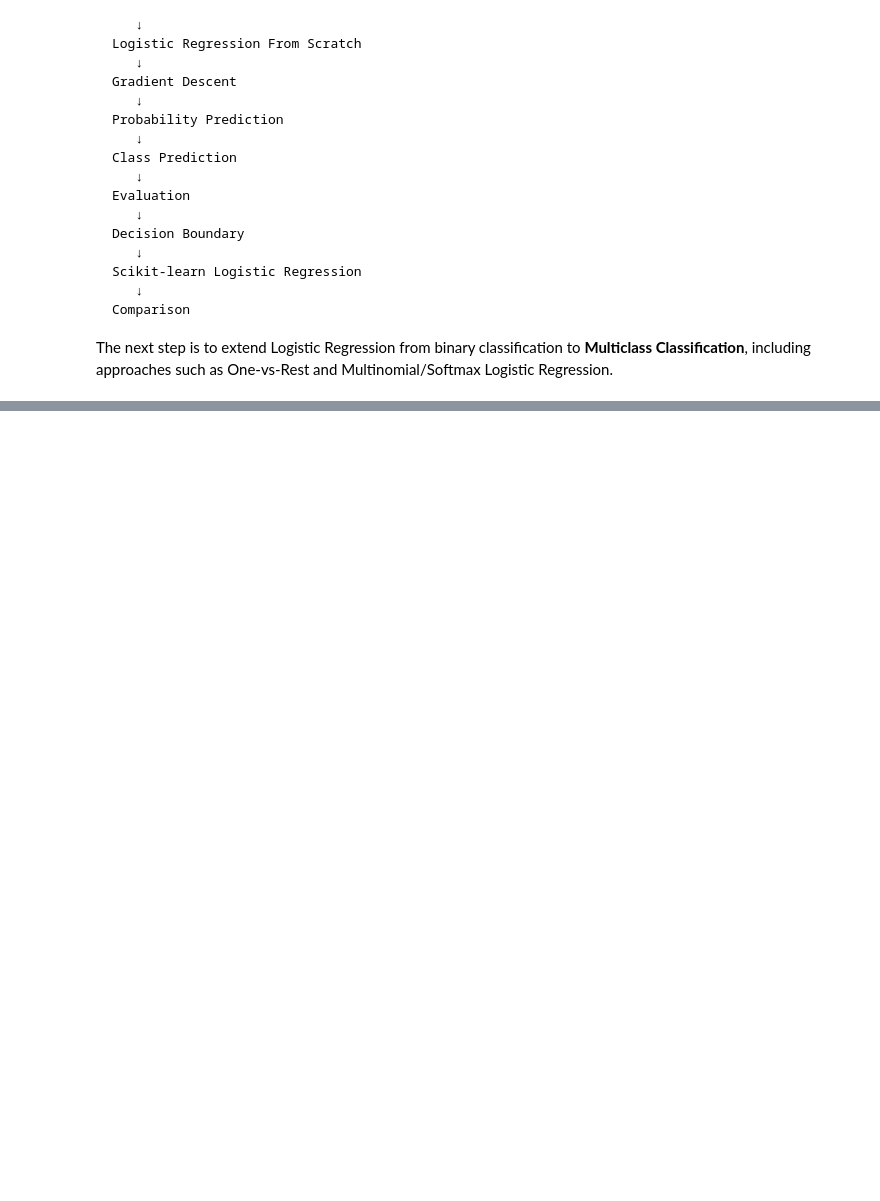
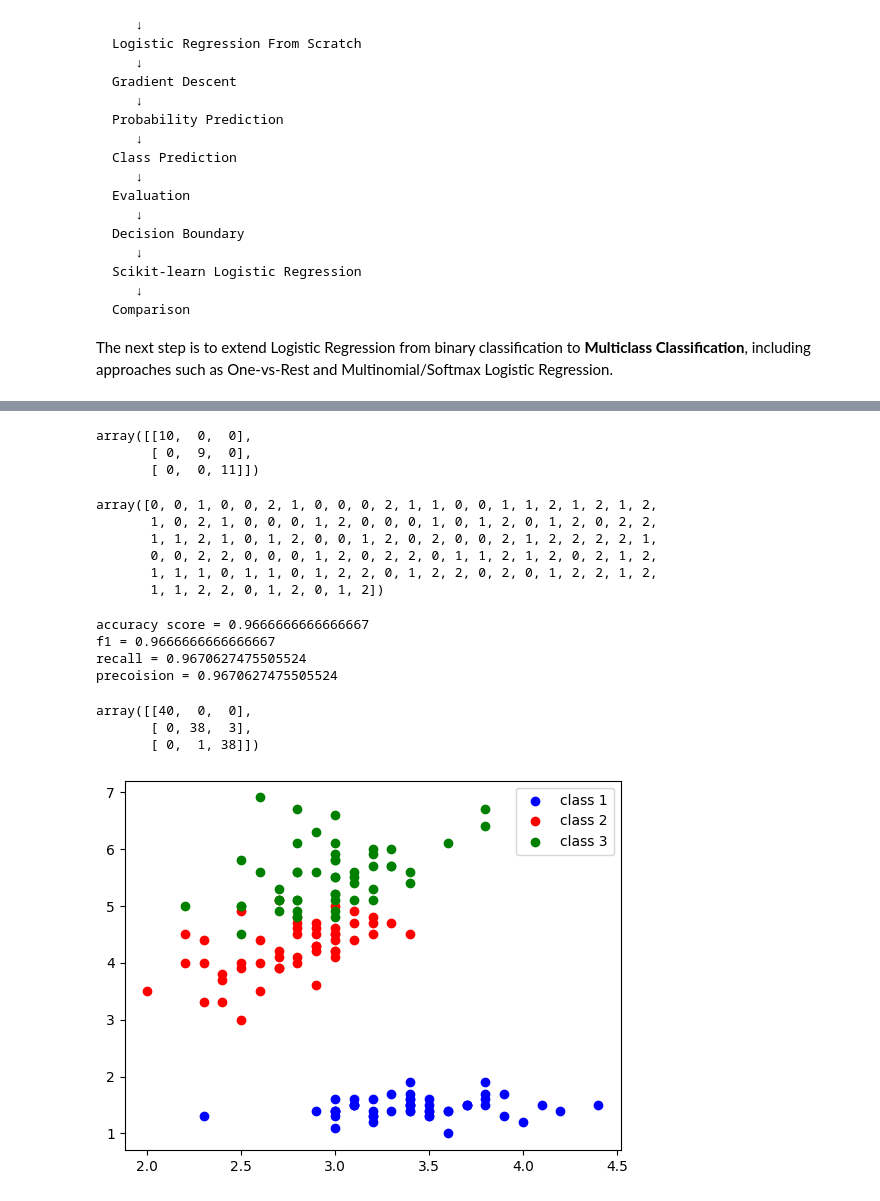
Before and after one commit to sherviiinn/My-AI-Journey, a Jupyter notebook: Machine learning/Logistic-Regression/Logestic-Regression.ipynb, the cells around one changed output, grey strips where cells are left out. Saved outputs shown, nothing was run; the diff lists cells and outputs as text; code cells hidden in the pictures; blank space fills up the shorter version.

```diff
--- a/Machine learning/Logistic-Regression/Logestic-Regression.ipynb
+++ b/Machine learning/Logistic-Regression/Logestic-Regression.ipynb
@@ -946,0 +1593,11 @@ The next step is to extend Logistic Regression from binary classification to **M
+# %%
+from sklearn.datasets import load_iris
+from sklearn.model_selection import train_test_split
+import pandas as pd
+
+data = load_iris()
+
+x = data.data
+y = data.target
+
+x_dataframe = pd.DataFrame(x , columns=data.feature_names)
@@ -946,0 +1686,6 @@ The next step is to extend Logistic Regression from binary classification to **M
+# %%
+cm
+# %% [output]
+array([[10,  0,  0],
+       [ 0,  9,  0],
+       [ 0,  0, 11]])
@@ -946,0 +1694,38 @@ The next step is to extend Logistic Regression from binary classification to **M
+# %%
+z = x_train_scaled_copy @ w
+p = softmax(z)
+y_pred = np.argmax(p , axis = 1)
+y_pred
+# %% [output]
+array([0, 0, 1, 0, 0, 2, 1, 0, 0, 0, 2, 1, 1, 0, 0, 1, 1, 2, 1, 2, 1, 2,
+       1, 0, 2, 1, 0, 0, 0, 1, 2, 0, 0, 0, 1, 0, 1, 2, 0, 1, 2, 0, 2, 2,
+       1, 1, 2, 1, 0, 1, 2, 0, 0, 1, 2, 0, 2, 0, 0, 2, 1, 2, 2, 2, 2, 1,
+       0, 0, 2, 2, 0, 0, 0, 1, 2, 0, 2, 2, 0, 1, 1, 2, 1, 2, 0, 2, 1, 2,
+       1, 1, 1, 0, 1, 1, 0, 1, 2, 2, 0, 1, 2, 2, 0, 2, 0, 1, 2, 2, 1, 2,
+       1, 1, 2, 2, 0, 1, 2, 0, 1, 2])
+# %%
+cm = confusion_matrix(y_train , y_pred)
+acc = accuracy_score(y_train , y_pred)
+f1 = f1_score(y_train, y_pred, average='macro')
+recall = recall_score(y_train , y_pred , average = 'macro')
+precision = precision_score(y_train , y_pred ,average = 'macro')
+print(f"accuracy score = {acc} \nf1 = {f1} \nrecall = {recall} \nprecoision = {precision}")
+# %% [output]
+accuracy score = 0.9666666666666667
+f1 = 0.9666666666666667
+recall = 0.9670627475505524
+precoision = 0.9670627475505524
+# %%
+cm
+# %% [output]
+array([[40,  0,  0],
+       [ 0, 38,  3],
+       [ 0,  1, 38]])
+# %%
+plt.scatter(x[y==0 , 1] , x[y==0 , 2] , c="blue" , label = "class 1")
+plt.scatter(x[y==1 , 1] , x[y==1 , 2] , c="red" , label = "class 2")
+plt.scatter(x[y==2 , 1] , x[y==2 , 2] , c="green" , label = "class 3")
+plt.legend()
+plt.show()
+# %% [output]
+[figure, added]
```
Also changed, not shown: parts of 31 cells of this notebook.
